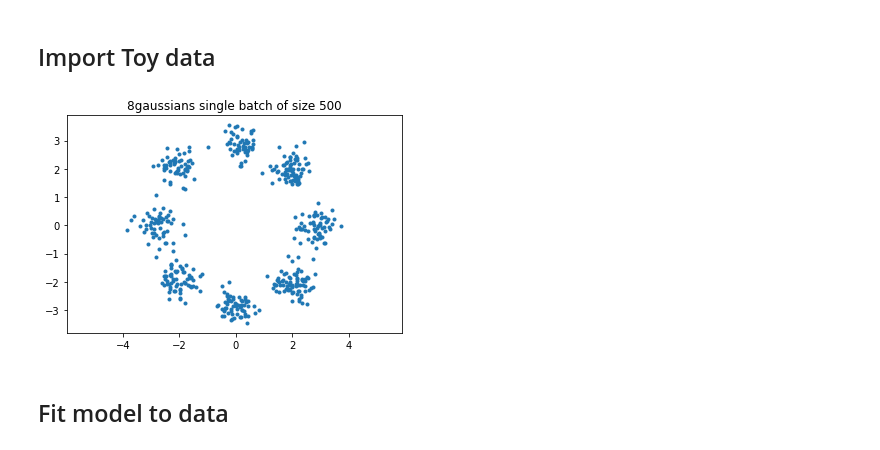
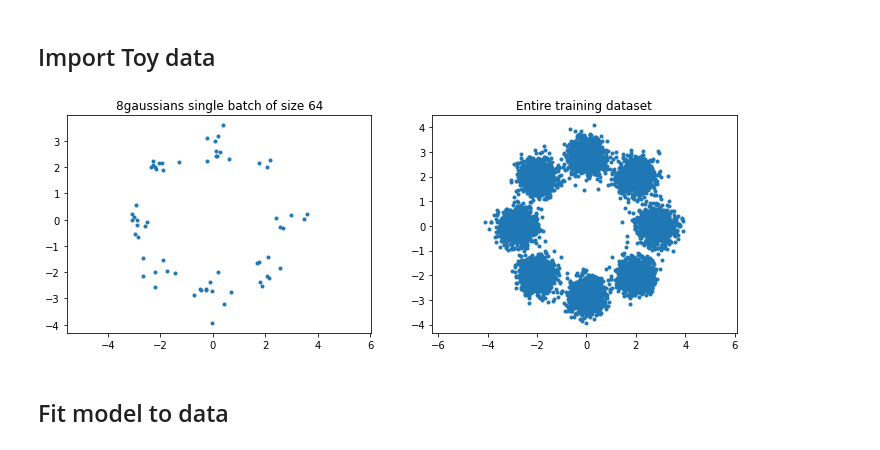
Before and after one commit to simonamtoft/tfde-tfp, a Jupyter notebook: notebooks/2D Gaussian Tensor Train.ipynb, the cells around one changed output. Drawn from its saved outputs; the diff is of its cells as text; code cells hidden in the pictures.

```diff
--- a/notebooks/2D Gaussian Tensor Train.ipynb
+++ b/notebooks/2D Gaussian Tensor Train.ipynb
@@ -18,20 +19,32 @@ sys.path.append('../')
 from data import gen_8gaussians, to_tf_dataset
 
 # Number of datapoints to generate
-N = 3000
+N = 10000
+batch_size = 64
 
 # Generate toy data
 data = gen_8gaussians(batch_size=N)
-data = to_tf_dataset(data, batch_size=500)
+
+# Reserve some data for testing
+x_val = data[-1000:]
+x_train = data[:-1000]
+
+# Prepare the datasets
+ds_train = to_tf_dataset(x_train, batch_size=batch_size)
+ds_val  = to_tf_dataset(x_val, batch_size=batch_size)
 # %%
-# Plot a single batch of this dataset
-single_batch = list(data)[0]
-plt.plot(single_batch[:, 0], single_batch[:, 1], '.')
-plt.axis('equal')
-plt.title(f'8gaussians single batch of size {500}')
+# Plot a single batch of the train dataset
+single_batch = list(ds_train)[0]
+f, ax = plt.subplots(1, 2, figsize=(12, 4))
+ax[0].plot(single_batch[:, 0], single_batch[:, 1], '.')
+ax[0].axis('equal')
+ax[0].set_title(f'8gaussians single batch of size {batch_size}')
+ax[1].plot(x_train[:, 0], x_train[:, 1], '.')
+ax[1].axis('equal')
+ax[1].set_title(f'Entire training dataset')
 plt.show()
 # %% [output]
-[figure, old version]
+[figure, new version]
 # %% [markdown]
 ## Fit model to data
 # %%
```
Also changed, not shown: parts of 7 cells of this notebook, 4 other files.
